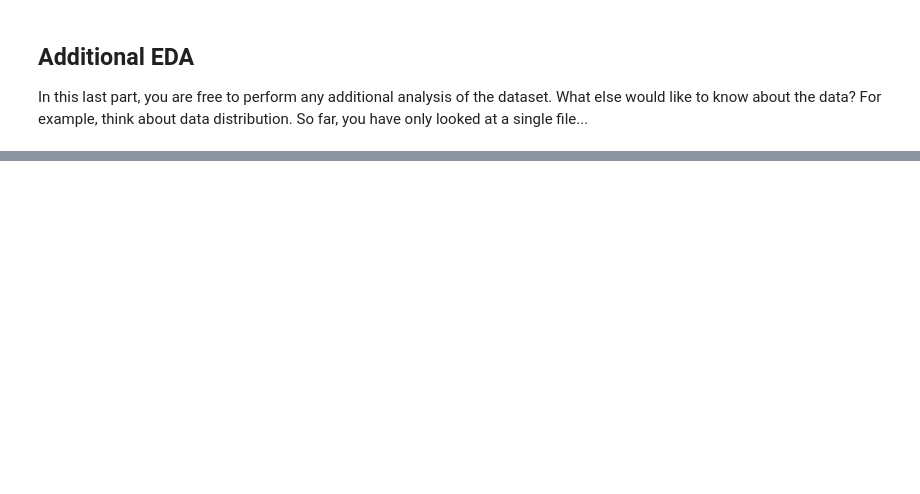
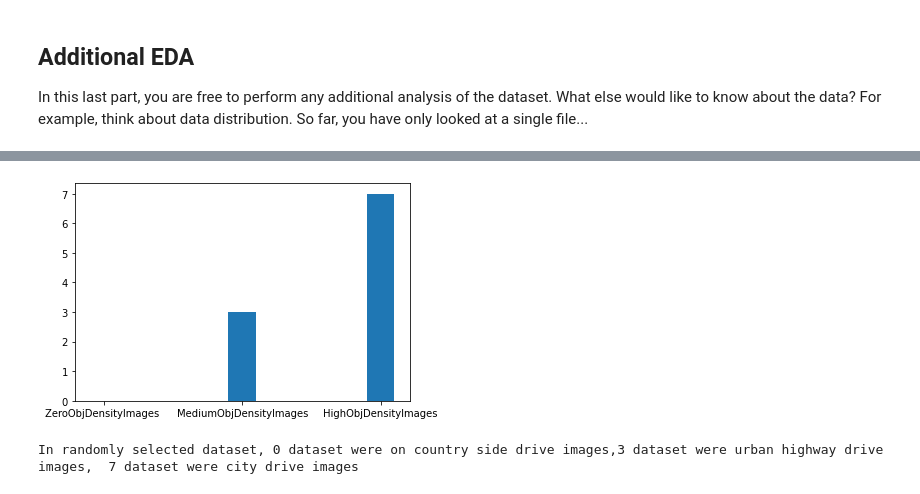
Before and after one commit to Abhishek2011992/SDC-P1, a Jupyter notebook: Exploratory Data Analysis.ipynb, the cells around one changed output, grey strips where cells are left out. Cells and saved outputs as stored; diff of their text form; code cells hidden in the pictures; blank space fills up the shorter version.

```diff
--- a/Exploratory Data Analysis.ipynb
+++ b/Exploratory Data Analysis.ipynb
@@ -93,0 +135,34 @@ For example, think about data distribution. So far, you have only looked at a si
+# %%
+def display_object_density_over_dataset(batch):
+
+    fig, ax = plt.subplots(nrows = 1, ncols=1)
+    #classifying heavyly dense, medium dense , no dense
+    object_density_class = ["ZeroObjDensityImages ", "MediumObjDensityImages", "HighObjDensityImages"]
+    object_density_distribution_over_dataset  = [0,0,0]
+    for index, plotdata in enumerate(batch):
+        rectangle_boxes_class_list = plotdata['groundtruth_classes']
+        # get all the class
+        size =len(rectangle_boxes_class_list)
+        if size == 0:
+            object_density_distribution_over_dataset[0] = object_density_distribution_over_dataset[0]+1
+        elif size>0 and size <= 5:
+            object_density_distribution_over_dataset[1] = object_density_distribution_over_dataset[1]+1
+        else:
+            object_density_distribution_over_dataset[2] = object_density_distribution_over_dataset[2]+1
+
+
+    ax.bar(object_density_class,object_density_distribution_over_dataset, 0.2)
+
+    plt.show()
+    plt.close(fig)
+
+    return object_density_distribution_over_dataset[0], object_density_distribution_over_dataset[1], object_density_distribution_over_dataset[2]
+# %%
+c1,c2,c3 = display_object_density_over_dataset(random_pick)
+print("In randomly selected dataset, \
+{} dataset were on country side drive images,\
+{} dataset were urban highway drive images,  \
+{} dataset were city drive images".format(c1,c2,c3))
+# %% [output]
+[figure, added]
+In randomly selected dataset, 0 dataset were on country side drive images,3 dataset were urban highway drive images,  7 dataset were city drive images
```
Also changed, not shown: parts of 8 cells of this notebook, 1 other file.
